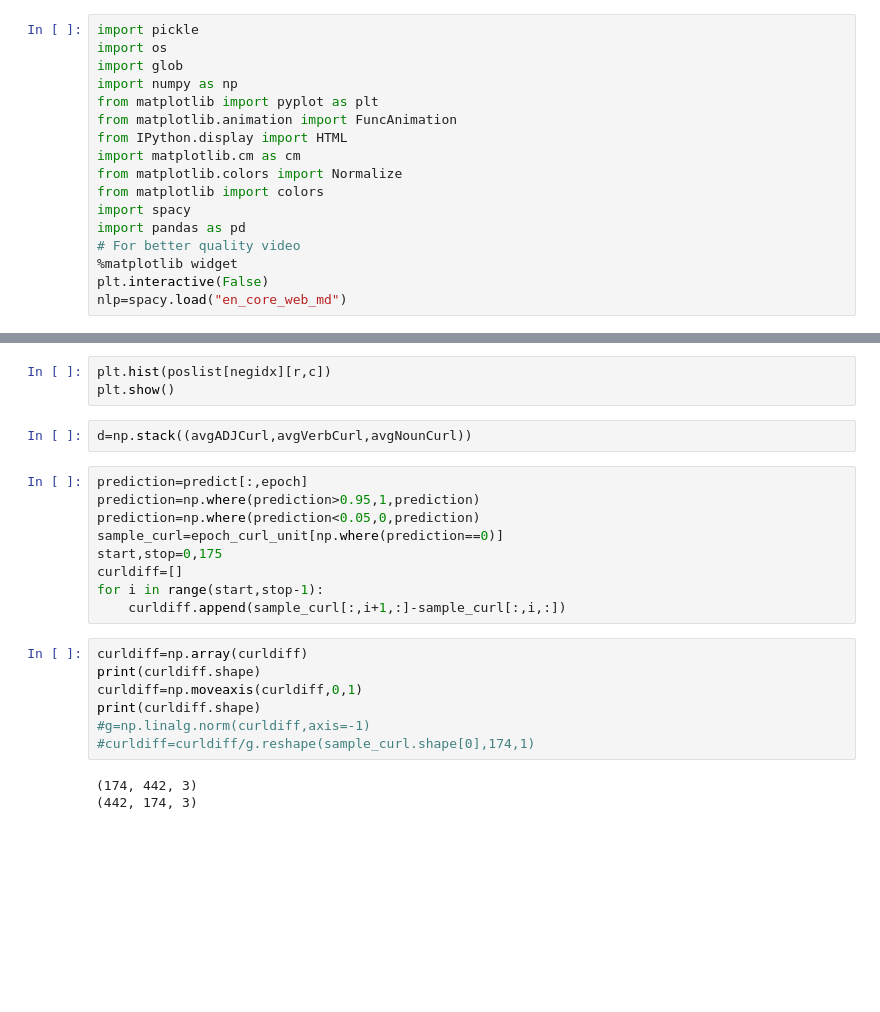
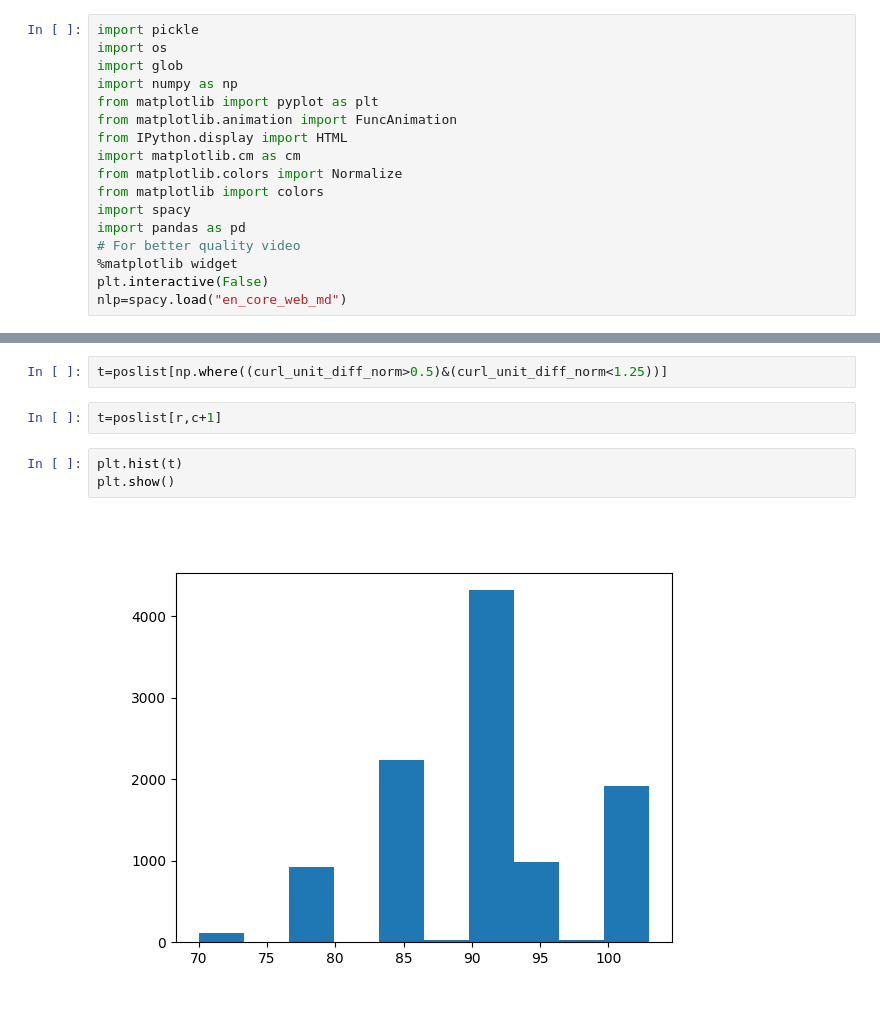
Before and after one commit to tik65536/unitartucs-thesis-tokenMerge, a Jupyter notebook: coding/LSTMOutput_visualization_BaseCase.ipynb, the cells around one changed output, grey strips where cells are left out. Cells and saved outputs as stored; diff of their text form; blank space fills up the shorter version.

```diff
--- a/coding/LSTMOutput_visualization_BaseCase.ipynb
+++ b/coding/LSTMOutput_visualization_BaseCase.ipynb
@@ -342,24 +402,9 @@ r,c=np.where(negtextFreq[negidx]<0.4)
+# %%
+t=poslist[np.where((curl_unit_diff_norm>0.5)&(curl_unit_diff_norm<1.25))]
+# %%
+t=poslist[r,c+1]
 # %%
-plt.hist(poslist[negidx][r,c])
+plt.hist(t)
 plt.show()
+# %% [output]
+[figure, added]
-# %%
-d=np.stack((avgADJCurl,avgVerbCurl,avgNounCurl))
-# %%
-prediction=predict[:,epoch]
-prediction=np.where(prediction>0.95,1,prediction)
-prediction=np.where(prediction<0.05,0,prediction)
-sample_curl=epoch_curl_unit[np.where(prediction==0)]
-start,stop=0,175
-curldiff=[]
-for i in range(start,stop-1):
-    curldiff.append(sample_curl[:,i+1,:]-sample_curl[:,i,:])
-# %%
-curldiff=np.array(curldiff)
-print(curldiff.shape)
-curldiff=np.moveaxis(curldiff,0,1)
-print(curldiff.shape)
-#g=np.linalg.norm(curldiff,axis=-1)
-#curldiff=curldiff/g.reshape(sample_curl.shape[0],174,1)
-# %% [output]
-(174, 442, 3)
-(442, 174, 3)
```
Also changed, not shown: parts of 18 cells of this notebook.
